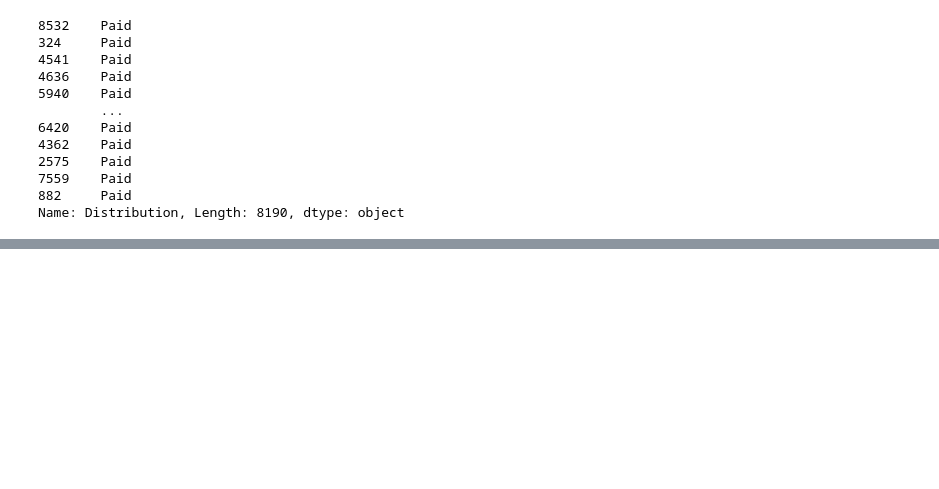
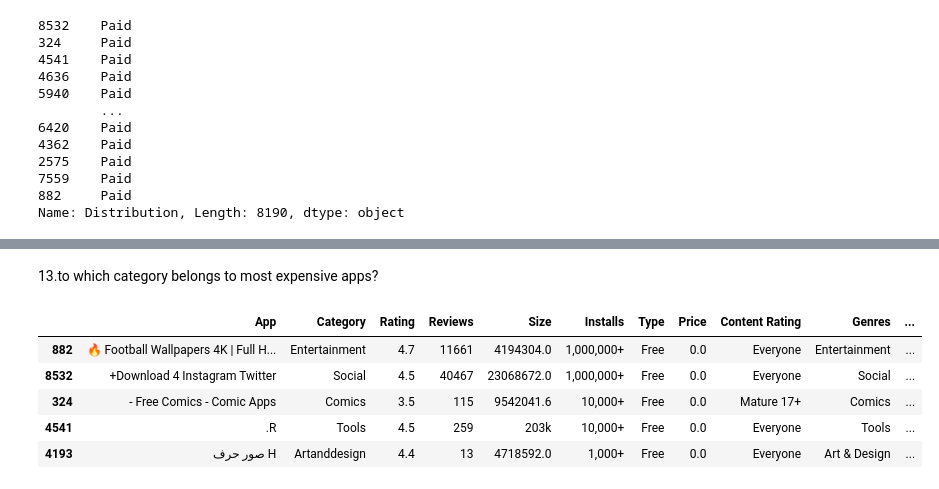
Before and after one commit to CyberWol-12/Python-Pandas-Data-Analysis-Journey, a Jupyter notebook: google_playa-store/googleplaystore.ipynb, the cells around one changed output, grey strips where cells are left out. Cells and saved outputs as stored; diff of their text form; code cells hidden in the pictures; blank space fills up the shorter version.

```diff
--- a/google_playa-store/googleplaystore.ipynb
+++ b/google_playa-store/googleplaystore.ipynb
@@ -539,0 +580,11 @@ Name: Distribution, Length: 8190, dtype: object
+# %% [markdown]
+13.to which category belongs to most expensive apps?
+# %%
+df.sort_values(by='Price',ascending=False).head()
+# %% [output]
+|  | App | Category | Rating | Reviews | Size | Installs | Type | Price | Content Rating | Genres | ... |
+| 882 | 🔥 Football Wallpapers 4K | Full H... | Entertainment | 4.7 | 11661 | 4194304.0 | 1,000,000+ | Free | 0.0 | Everyone | Entertainment | ... |
+| 8532 | +Download 4 Instagram Twitter | Social | 4.5 | 40467 | 23068672.0 | 1,000,000+ | Free | 0.0 | Everyone | Social | ... |
+| 324 | - Free Comics - Comic Apps | Comics | 3.5 | 115 | 9542041.6 | 10,000+ | Free | 0.0 | Mature 17+ | Comics | ... |
+| 4541 | .R | Tools | 4.5 | 259 | 203k | 10,000+ | Free | 0.0 | Everyone | Tools | ... |
+| 4193 | صور حرف H | Artanddesign | 4.4 | 13 | 4718592.0 | 1,000+ | Free | 0.0 | Everyone | Art & Design | ... |
```
Also changed, not shown: parts of 16 cells of this notebook.
